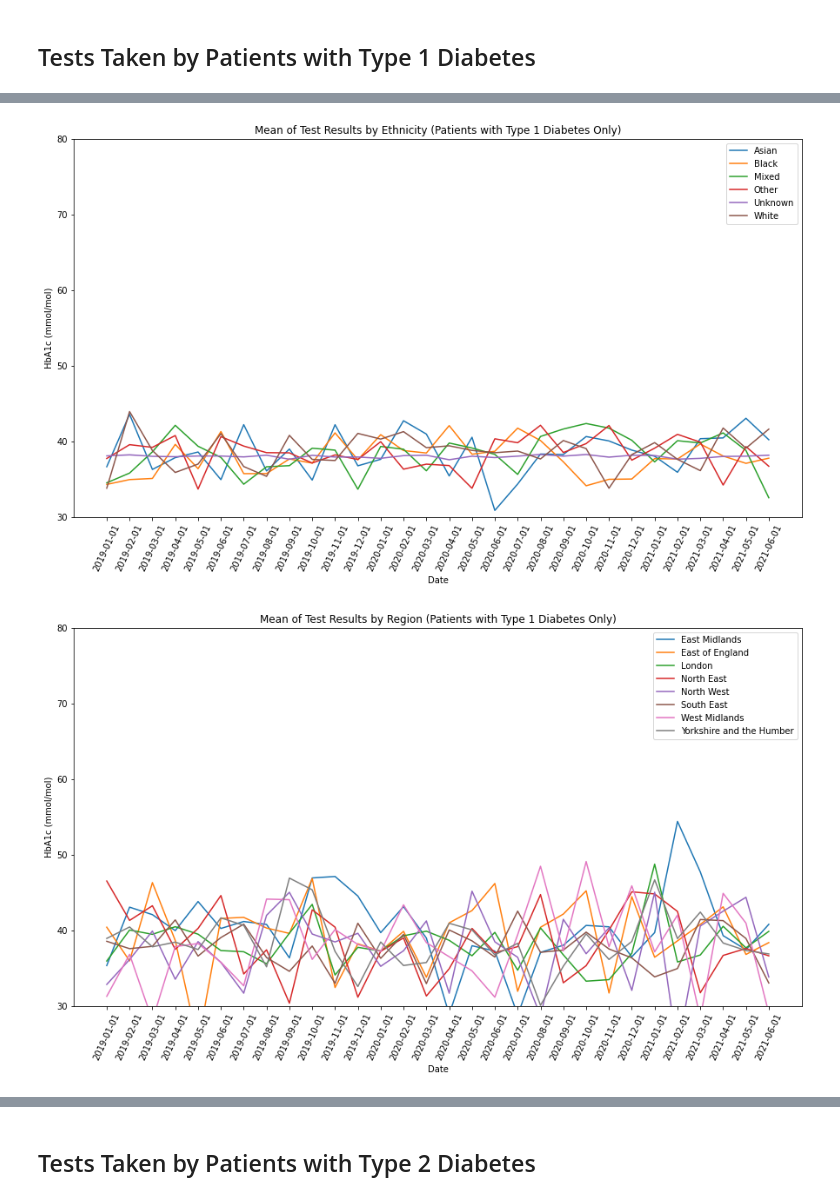
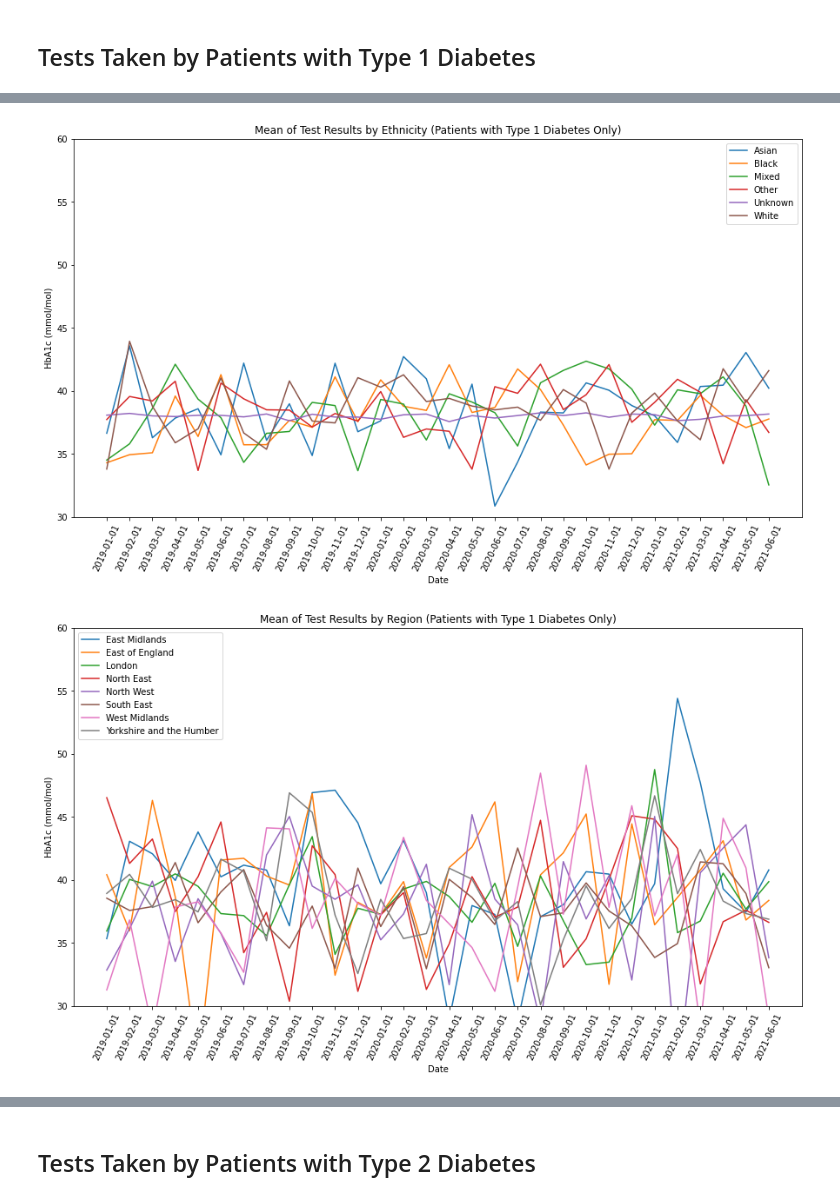
Before and after one commit to opensafely/HbA1c-levels, a Jupyter notebook: notebooks/hba1c_levels.ipynb, the cells around one changed output, grey strips where cells are left out. Saved outputs shown, nothing was run; the diff lists cells and outputs as text; code cells hidden in the pictures.

Commit message:
Update y-axes and display tables with precise numbers

```diff
--- a/notebooks/hba1c_levels.ipynb
+++ b/notebooks/hba1c_levels.ipynb
@@ -31,7 +31,7 @@ def compute_mean(df_in, group):
         df_in.groupby(by=['date',group])['hba1c_mmol_per_mol'].mean()
     ).reset_index().sort_values(by='date')
 
-def create_chart(df_in, group, title):
+def create_chart(df_in, group, title, min, max):
     """
     Outputs chart demonstrating trends in HbA1c levels by
     demographic group & month.
@@ -59,11 +59,22 @@ def create_chart(df_in, group, title):
     locs, labels = plt.xticks()
     plt.xlabel('Date')
     plt.ylabel('HbA1c (mmol/mol)')
-    plt.ylim(30,80)
+    plt.ylim(min,max)
     plt.title(title)
     plt.setp(labels, rotation=65)
     plt.show()
     print('\n')
+
+def df_wide(df_in, col):
+    """
+    Reformat dataframes from long to wide for table formatting
+
+    Args:
+        df_in (df): Input dataframe
+        group (str): Demographic group such as 'age_group',
+                     'sex', 'imd', 'region', and 'diabetes_type'
+    """
+    return df_in.pivot(index='date', columns=col, values='hba1c_mmol_per_mol')
 # %%
 # Read in input files
 li = []
@@ -107,6 +118,9 @@ df_t1 = df_t1.replace({'learning_disability': dict_ld})
 df_t2 = df_t2.replace({'learning_disability': dict_ld})
 # %% [markdown]
 ## All Tests
+# %%
+all_min = 30
+all_max = 60
 # %%
 # Population
 df_pop = pd.DataFrame(df_input.groupby(by=['date'])['hba1c_mmol_per_mol'].mean()).reset_index()
@@ -159,38 +368,40 @@ create_chart(df_mi, 'mental_illness', 'Mean of Test Results (Patients with Menta
 # Population
 df_pop_t1 = pd.DataFrame(df_t1.groupby(by=['date'])['hba1c_mmol_per_mol'].mean()).reset_index()
 create_chart(df_pop_t1, 'population',
-             'Mean of Test Results (Patients with Type 1 Diabetes Only)')
+             'Mean of Test Results (Patients with Type 1 Diabetes Only)', all_min, all_max)
 
 # Age
 df_age_t1 = compute_mean(df_t1, 'age_group')
 create_chart(df_age_t1.loc[df_age_t1.age_group != 'missing'], 'age_group',
-             'Mean of Test Results by Age (Patients with Type 1 Diabetes Only)')
+             'Mean of Test Results by Age (Patients with Type 1 Diabetes Only)', all_min, all_max)
 
 # Sex
 df_sex_t1 = compute_mean(df_t1, 'sex')
 create_chart(df_sex_t1.loc[df_sex_t1.sex.isin(['F','M'])], 'sex',
-             'Mean of Test Results by Sex (Patients with Type 1 Diabetes Only)')
+             'Mean of Test Results by Sex (Patients with Type 1 Diabetes Only)', all_min, all_max)
 
 # Ethnicity
 df_eth_t1 = compute_mean(df_t1, 'ethnicity')
 create_chart(df_eth, 'ethnicity',
-             'Mean of Test Results by Ethnicity (Patients with Type 1 Diabetes Only)')
+             'Mean of Test Results by Ethnicity (Patients with Type 1 Diabetes Only)', all_min, all_max)
 
 # Region
 df_region_t1 = compute_mean(df_t1, 'region')
 create_chart(df_region_t1, 'region',
-             'Mean of Test Results by Region (Patients with Type 1 Diabetes Only)')
+             'Mean of Test Results by Region (Patients with Type 1 Diabetes Only)', all_min, all_max)
 
 # IMD
 df_imd_t1 = compute_mean(df_t1, 'imd')
 create_chart(df_imd_t1, 'imd',
-             'Mean of Test Results by IMD (Patients with Type 1 Diabetes Only)')
+             'Mean of Test Results by IMD (Patients with Type 1 Diabetes Only)', all_min, all_max)
 
 # Learning Disability
 df_ld_t1 = compute_mean(df_t1, 'learning_disability')
-create_chart(df_ld_t1, 'learning_disability', 'Mean of Test Results (Patients with Learning Disability and Type 1 Diabetes)')
+create_chart(df_ld_t1, 'learning_disability', 'Mean of Test Results (Patients with Learning Disability and Type 1 Diabetes)',
+             all_min, all_max)
 
 # Mental Illness
 df_mi_t1 = compute_mean(df_t1, 'mental_illness')
-create_chart(df_mi_t1, 'mental_illness', 'Mean of Test Results (Patients with Mental Illness and Type 1 Diabetes)')
+create_chart(df_mi_t1, 'mental_illness', 'Mean of Test Results (Patients with Mental Illness and Type 1 Diabetes)',
+             all_min, all_max)
 # %% [output]
@@ -200,2 +411,2 @@ create_chart(df_mi_t1, 'mental_illness', 'Mean of Test Results (Patients with Me
-[figure, old version]
+[figure, new version]
-[figure, old version]
+[figure, new version]
```
Also changed, not shown: parts of 7 cells of this notebook, 2 other files.
